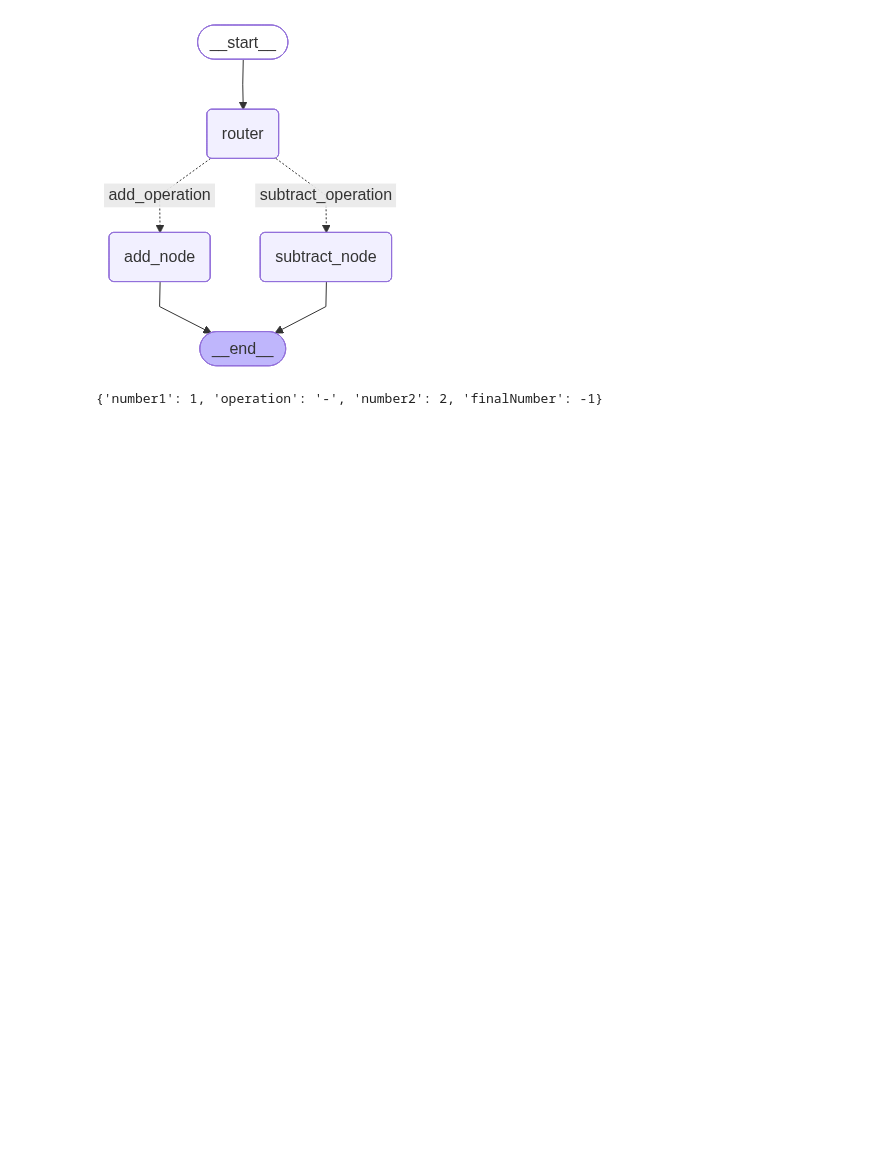
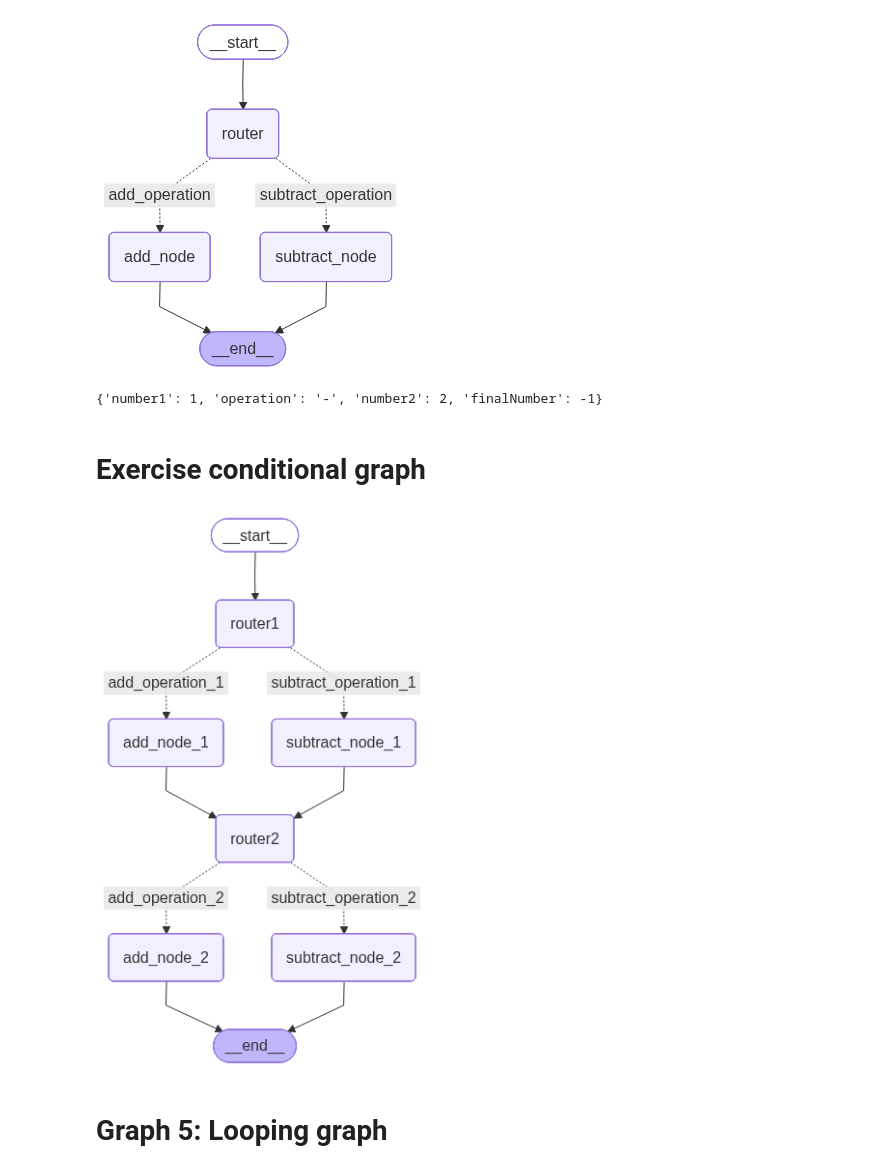
Before and after one commit to hoang98long/viettree-agent-customer-service, a Jupyter notebook: demo_graph.ipynb, the cells around one changed output. Saved outputs shown, nothing was run; the diff lists cells and outputs as text; code cells hidden in the pictures; blank space fills up the shorter version.

```diff
--- a/demo_graph.ipynb
+++ b/demo_graph.ipynb
@@ -162,3 +162,17 @@ result = app.invoke(initial_state)
 print(result)
 # %% [output]
 {'number1': 1, 'operation': '-', 'number2': 2, 'finalNumber': -1}
+# %% [markdown]
+# Exercise conditional graph
+# %%
+from typing import TypedDict
+from langgraph.graph import StateGraph, START, END
+class AgentState(TypedDict):
+    number1: int
+    number2: int
+    number3: int
+    number4: int
+    operation: str
+    operation2: str
+    finalNumber: int
+    finalNumber2: int
@@ -164,0 +202,37 @@ print(result)
+# %%
+graph = StateGraph(AgentState)
+graph.add_node("add_node_1", add_node_1)
+graph.add_node("subtract_node_1", subtract_node_1)
+graph.add_node("router1", lambda state:state)
+graph.add_edge(START, "router1")
+graph.add_conditional_edges(
+    "router1",
+    router_node_1,
+    {
+        "add_operation_1": "add_node_1",
+        "subtract_operation_1": "subtract_node_1",
+    }
+)
+graph.add_node("router2", lambda state:state)
+graph.add_edge("add_node_1", "router2")
+graph.add_edge("subtract_node_1", "router2")
+graph.add_node("add_node_2", add_node_2)
+graph.add_node("subtract_node_2", subtract_node_2)
+graph.add_conditional_edges(
+    "router2",
+    router_node_2,
+    {
+        "add_operation_2": "add_node_2",
+        "subtract_operation_2": "subtract_node_2",
+    }
+)
+graph.add_edge("add_node_2", END)
+graph.add_edge("subtract_node_2", END)
+app = graph.compile()
+# %%
+from IPython.display import Image, display
+display(Image(app.get_graph().draw_mermaid_png()))
+# %% [output]
+[figure, added]
+# %% [markdown]
+# Graph 5: Looping graph
```
Also changed, not shown: parts of 1 cell of this notebook.
